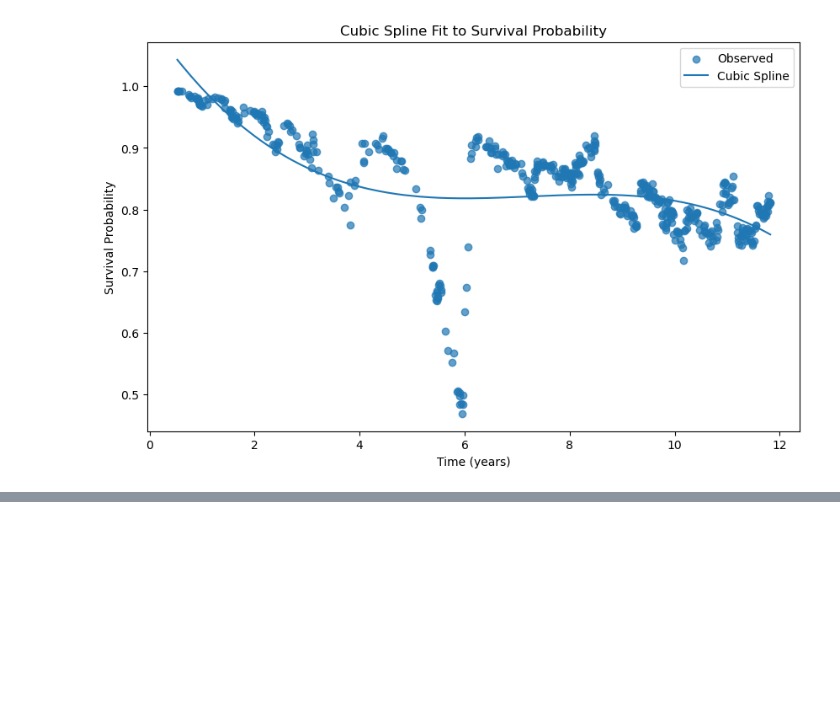
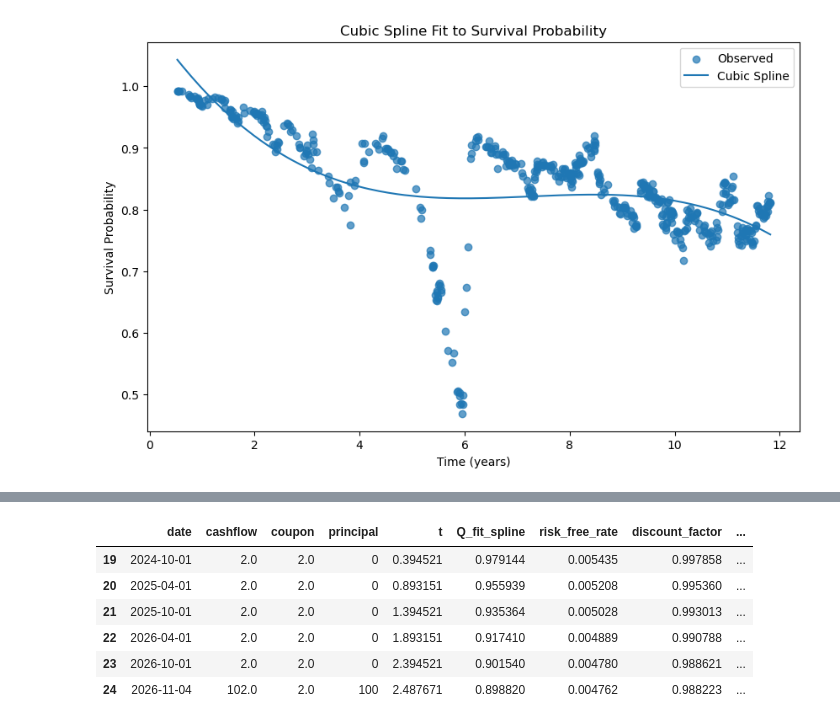
Before and after one commit to Quant-Liam/FE800-Research, a Jupyter notebook: FA800 ProjectDraft.ipynb, the cells around one changed output, grey strips where cells are left out. Drawn from its saved outputs; the diff is of its cells as text; code cells hidden in the pictures; blank space fills up the shorter version.

```diff
--- a/FA800 ProjectDraft.ipynb
+++ b/FA800 ProjectDraft.ipynb
@@ -295,8 +295,10 @@ Q_curve = interp1d(
     fill_value='extrapolate'
 )
 # %%
-pricing_date = datetime(2015, 4, 7)
+#pricing_date = datetime(2015, 4, 7)
 #pricing_date = datetime(2020, 4, 29)
+#pricing_date = datetime(2019, 7, 5)
+pricing_date = datetime(2024, 5, 10)
 
 df_schedule_with_rates = df_schedule.copy()
 df_schedule_with_rates['date'] = pd.to_datetime(df_schedule_with_rates['date'])
@@ -401,6 +408,16 @@ A value is trying to be set on a copy of a slice from a DataFrame
 
 See the caveats in the documentation: https://pandas.pydata.org/pandas-docs/stable/user_guide/indexing.html#returning-a-view-versus-a-copy
   df_schedule_with_rates['PV'].iloc[i] = pv_cash + pv_recovery
+# %%
+df_schedule_with_rates
+# %% [output]
+|  | date | cashflow | coupon | principal | t | Q_fit_spline | risk_free_rate | discount_factor | ... |
+| 19 | 2024-10-01 | 2.0 | 2.0 | 0 | 0.394521 | 0.979144 | 0.005435 | 0.997858 | ... |
+| 20 | 2025-04-01 | 2.0 | 2.0 | 0 | 0.893151 | 0.955939 | 0.005208 | 0.995360 | ... |
+| 21 | 2025-10-01 | 2.0 | 2.0 | 0 | 1.394521 | 0.935364 | 0.005028 | 0.993013 | ... |
+| 22 | 2026-04-01 | 2.0 | 2.0 | 0 | 1.893151 | 0.917410 | 0.004889 | 0.990788 | ... |
+| 23 | 2026-10-01 | 2.0 | 2.0 | 0 | 2.394521 | 0.901540 | 0.004780 | 0.988621 | ... |
+| 24 | 2026-11-04 | 102.0 | 2.0 | 100 | 2.487671 | 0.898820 | 0.004762 | 0.988223 | ... |
 # %%
 bond_pv = df_schedule_with_rates['PV'].sum()
 print(f'Bond PV: {bond_pv:.2f}')
```
Also changed, not shown: parts of 8 cells of this notebook.
